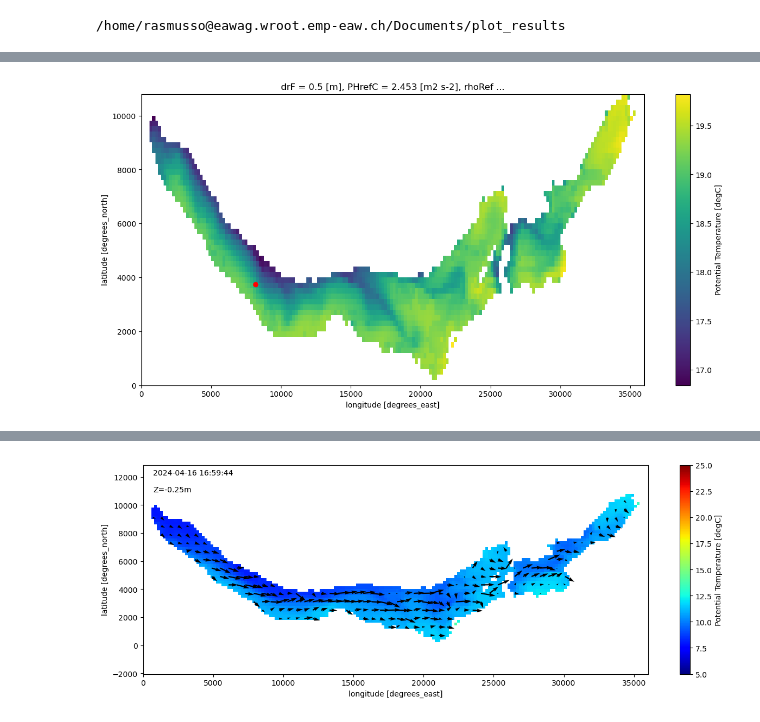
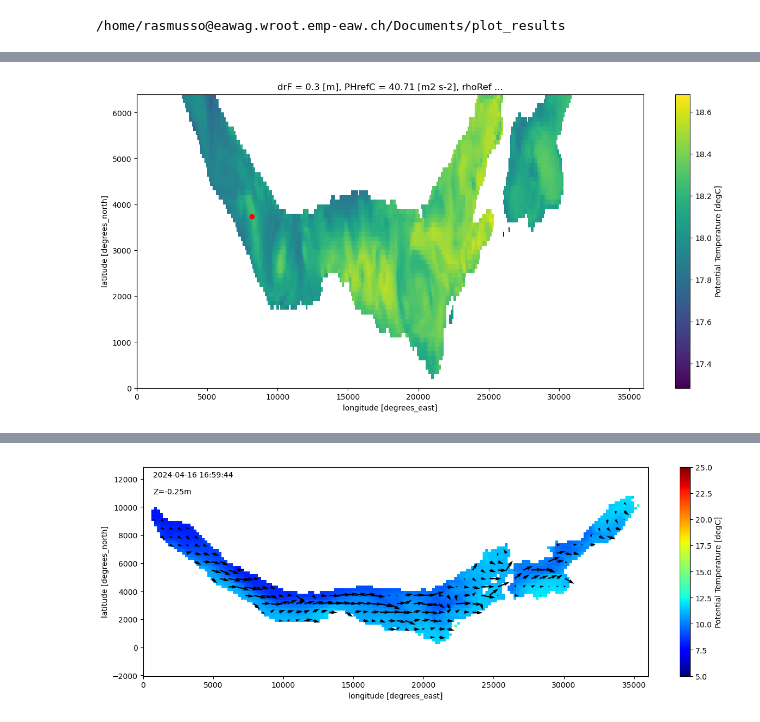
Before and after one commit to leroquan/plot_results, a Jupyter notebook: mitgcm/results_analysis/display_binary_results.ipynb, the cells around one changed output, grey strips where cells are left out. Saved outputs shown, nothing was run; the diff lists cells and outputs as text; code cells hidden in the pictures.

```diff
--- a/mitgcm/results_analysis/display_binary_results.ipynb
+++ b/mitgcm/results_analysis/display_binary_results.ipynb
@@ -28,7 +28,7 @@ model = 'test_zurich'
 lake_name='Zurich'
 mitgcm_config, ds_to_plot = open_mitgcm_ds_from_config('..//config.json', model)
 # %%
-ds_to_plot = ds_to_plot.isel(YG=range(0,34), YC=range(0,54))
+ds_to_plot = ds_to_plot.isel(YG=range(0,64), YC=range(0,64))
 # %%
 ds_to_plot['time'][-1]
 # %% [output]
@@ -69,16 +69,16 @@ T
 # %%
 xc_mitgcm_station = 8178
 yc_mitgcm_station = 3739
 
-date_plot_profil = datetime(2023,3,8,0,0,0)
+date_plot_profil = datetime(2024,3,6,0,0,0)
 date_plot_profil_str = date_plot_profil.strftime('%Y%m%d%H%M')
 
 #chose between ['UVEL', 'VVEL', 'WVEL', 'THETA', 'rA', ..., 'XG', 'YG', 'Zp1', 'Zu', 'Zl']
 plt.close('all')
 plt.figure(figsize=(15,7))
-ds_sel = ds_to_plot['THETA'].isel(Z=0, time=-100)
+ds_sel = ds_to_plot['THETA'].isel(Z=20, time=-100)
 ds_sel.where(ds_sel != 0, np.nan).plot()
 plt.scatter(xc_mitgcm_station,yc_mitgcm_station,color='red')
 plt.show()
 # %% [output]
-[figure, old version]
+[figure, new version]
```
Also changed, not shown: parts of 5 cells of this notebook, 3 other files.
